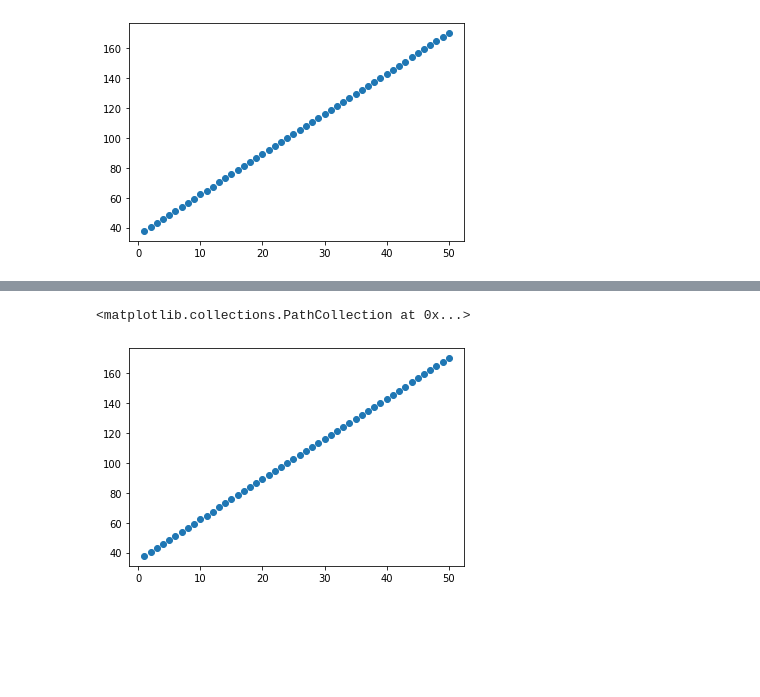
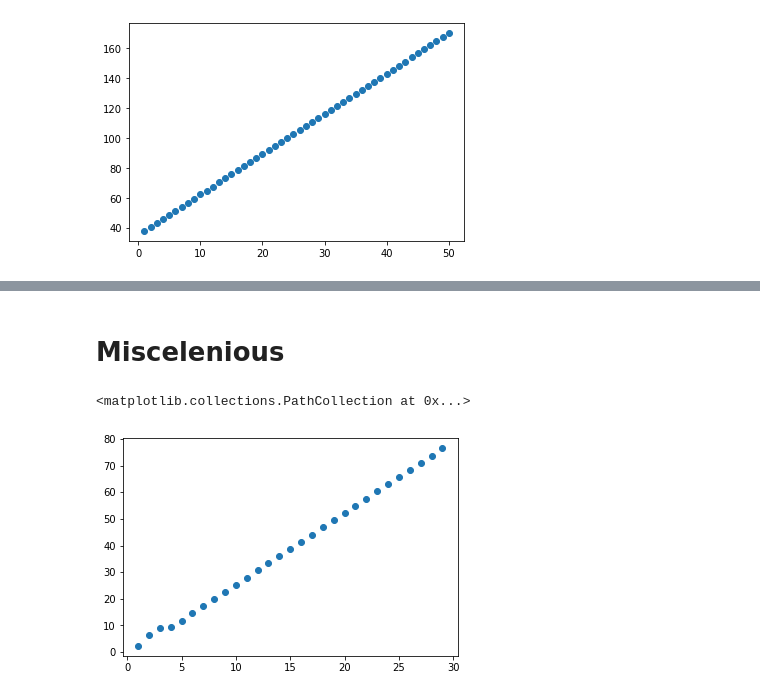
Before and after one commit to svendstar/MyAppliedStatistics2020repository, a Jupyter notebook: Measurement_of_each_persons_pendulum.ipynb, the cells around one changed output, grey strips where cells are left out. Drawn from its saved outputs; the diff is of its cells as text; code cells hidden in the pictures; blank space fills up the shorter version.

```diff
--- a/Measurement_of_each_persons_pendulum.ipynb
+++ b/Measurement_of_each_persons_pendulum.ipynb
@@ -73,5 +90,11 @@ def uncertainty(data):
+# %% [markdown]
+# Miscelenious
+# %%
+d1=29
+daniel1=daniel_full[:d1,:]
+daniel2=daniel_full[d1:,:]
 # %%
-uncertainty(Liam_Full_Pendulum_Period_timings)
+uncertainty(daniel1)
 # %% [output]
 <matplotlib.collections.PathCollection at 0x...>
-[figure, old version]
+[figure, new version]
```
Also changed, not shown: parts of 3 cells of this notebook.
